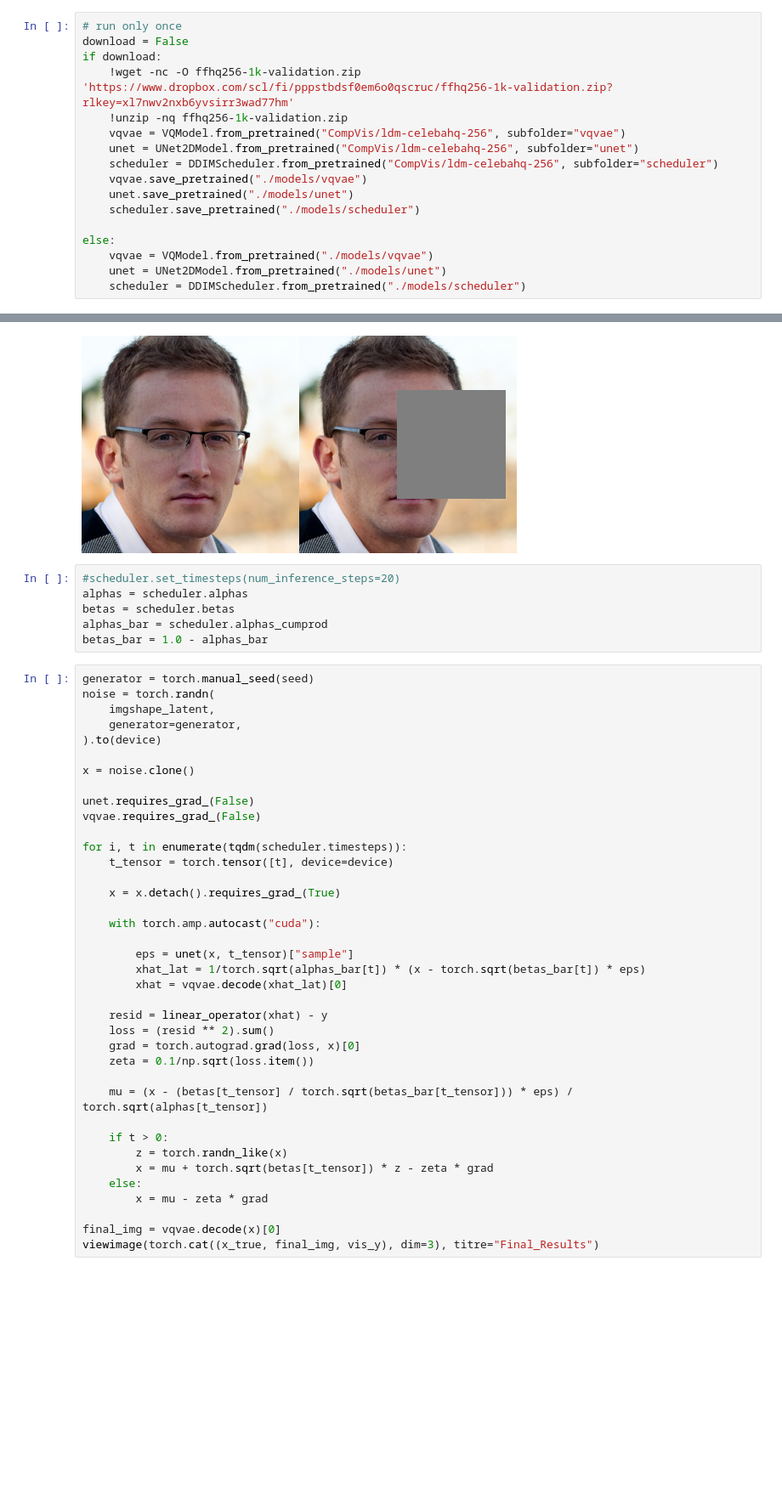
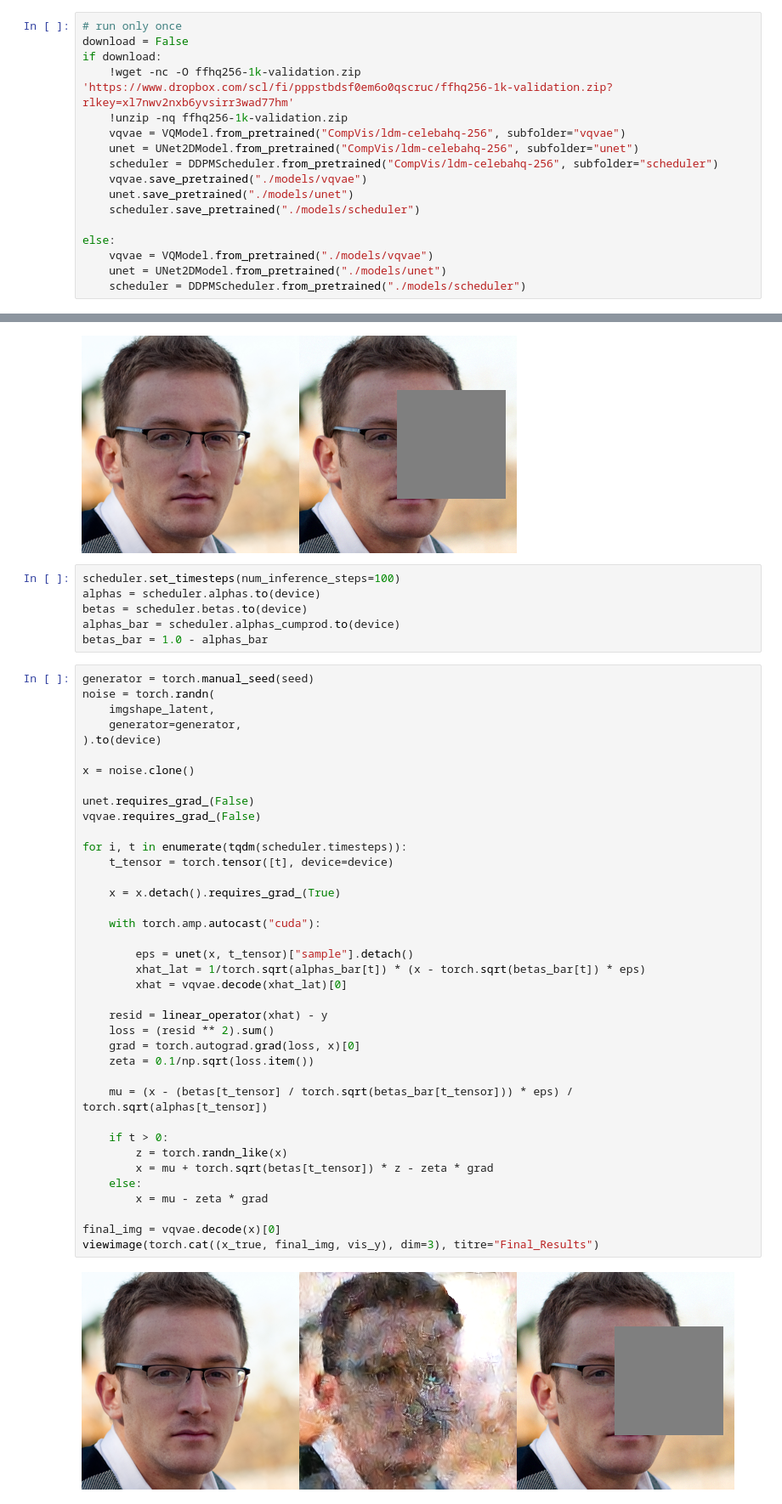
Before and after one commit to clementgilli/Posterior-Sampling-with-Latent-Diffusion, a Jupyter notebook: worksheet_clement.ipynb, the cells around one changed output, grey strips where cells are left out. Shown at 85% size. Drawn from its saved outputs; the diff is of its cells as text; blank space fills up the shorter version.

Commit message:
run 100it + ddim to ddpm schedule

```diff
--- a/worksheet_clement.ipynb
+++ b/worksheet_clement.ipynb
@@ -15,7 +15,7 @@ if download:
     !unzip -nq ffhq256-1k-validation.zip
     vqvae = VQModel.from_pretrained("CompVis/ldm-celebahq-256", subfolder="vqvae")
     unet = UNet2DModel.from_pretrained("CompVis/ldm-celebahq-256", subfolder="unet")
-    scheduler = DDIMScheduler.from_pretrained("CompVis/ldm-celebahq-256", subfolder="scheduler")
+    scheduler = DDPMScheduler.from_pretrained("CompVis/ldm-celebahq-256", subfolder="scheduler")
     vqvae.save_pretrained("./models/vqvae")
     unet.save_pretrained("./models/unet")
     scheduler.save_pretrained("./models/scheduler")
@@ -23,5 +23,5 @@ if download:
 else:
     vqvae = VQModel.from_pretrained("./models/vqvae")
     unet = UNet2DModel.from_pretrained("./models/unet")
-    scheduler = DDIMScheduler.from_pretrained("./models/scheduler")
+    scheduler = DDPMScheduler.from_pretrained("./models/scheduler")
 # %% [output]
@@ -63,10 +77,10 @@ viewimage(torch.cat((x_true, vis_y), dim=3), titre='Ground truth and measurement
 # %% [output]
 [figure]
 # %%
-#scheduler.set_timesteps(num_inference_steps=20)
-alphas = scheduler.alphas
-betas = scheduler.betas
-alphas_bar = scheduler.alphas_cumprod
+scheduler.set_timesteps(num_inference_steps=100)
+alphas = scheduler.alphas.to(device)
+betas = scheduler.betas.to(device)
+alphas_bar = scheduler.alphas_cumprod.to(device)
 betas_bar = 1.0 - alphas_bar
 # %%
 generator = torch.manual_seed(seed)
@@ -78,31 +92,33 @@ noise = torch.randn(
 x = noise.clone()
 
 unet.requires_grad_(False)
 vqvae.requires_grad_(False)
 
 for i, t in enumerate(tqdm(scheduler.timesteps)):
     t_tensor = torch.tensor([t], device=device)
 
     x = x.detach().requires_grad_(True)
 
     with torch.amp.autocast("cuda"):
 
-        eps = unet(x, t_tensor)["sample"]
+        eps = unet(x, t_tensor)["sample"].detach()
         xhat_lat = 1/torch.sqrt(alphas_bar[t]) * (x - torch.sqrt(betas_bar[t]) * eps)
         xhat = vqvae.decode(xhat_lat)[0]
 
     resid = linear_operator(xhat) - y
     loss = (resid ** 2).sum()
     grad = torch.autograd.grad(loss, x)[0]
     zeta = 0.1/np.sqrt(loss.item())
 
     mu = (x - (betas[t_tensor] / torch.sqrt(betas_bar[t_tensor])) * eps) / torch.sqrt(alphas[t_tensor])
 
     if t > 0:
         z = torch.randn_like(x)
         x = mu + torch.sqrt(betas[t_tensor]) * z - zeta * grad
     else:
         x = mu - zeta * grad
 
 final_img = vqvae.decode(x)[0]
 viewimage(torch.cat((x_true, final_img, vis_y), dim=3), titre="Final_Results")
+# %% [output]
+[figure, added]
```
Also changed, not shown: parts of 3 cells of this notebook, 3 other files.
